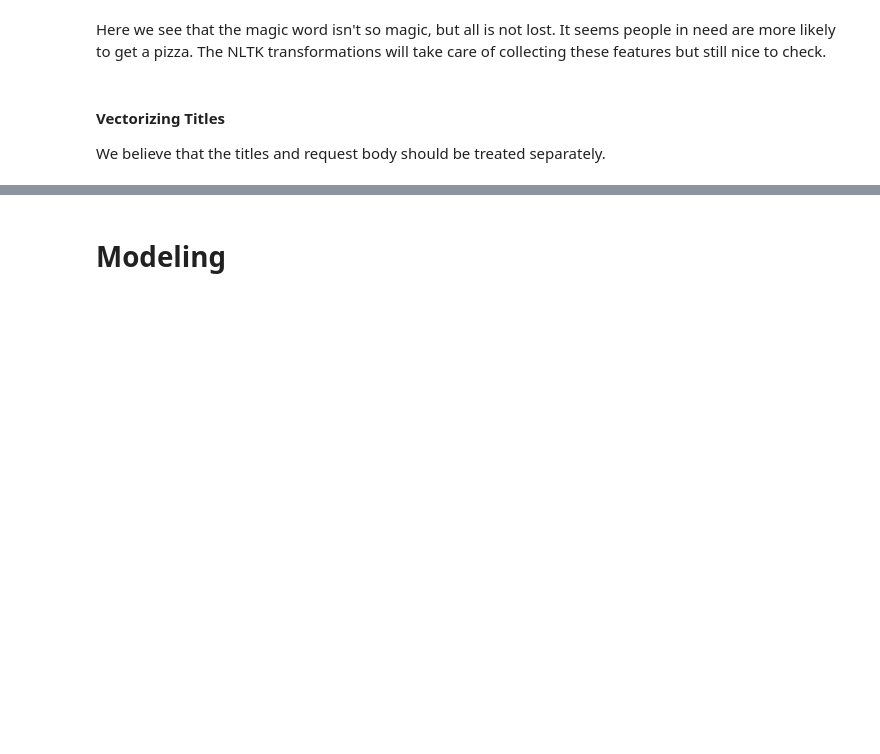
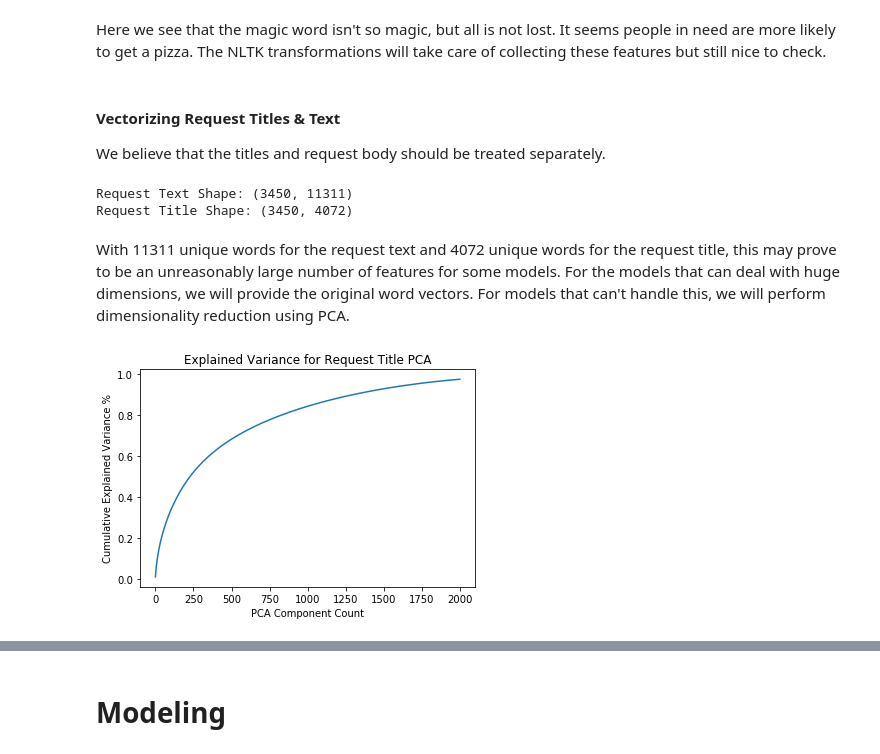
Before and after one commit to mamrotha/2017_Fall_207_KaggleProj, a Jupyter notebook: pizza_project_12.09.2017-2.ipynb, the cells around one changed output, grey strips where cells are left out. Drawn from its saved outputs; the diff is of its cells as text; code cells hidden in the pictures; blank space fills up the shorter version.

```diff
--- a/pizza_project_12.09.2017-2.ipynb
+++ b/pizza_project_12.09.2017-2.ipynb
@@ -412,5 +415,34 @@ TStat: 2.81069576797
 # %% [markdown]
 Here we see that the magic word isn't so magic, but all is not lost.  It seems people in need are more likely to get a pizza.  The NLTK transformations will take care of collecting these features but still nice to check.
 # %% [markdown]
-#### Vectorizing Titles
+#### Vectorizing Request Titles & Text
 We believe that the titles and request body should be treated separately.
+# %%
+request_text_vectorizer = Pipeline([('cv', CountVectorizer()),
+                                    ('tfidf', TfidfTransformer())])
+train_request_text_wordvecs = request_text_vectorizer.fit_transform(train_data['request_text_edit_aware'])
+
+request_title_vectorizer = Pipeline([('cv', CountVectorizer()),
+                                    ('tfidf', TfidfTransformer())])
+train_request_title_wordvecs = request_title_vectorizer.fit_transform(train_data['request_title'])
+
+print "Request Text Shape:", train_request_text_wordvecs.shape
+print "Request Title Shape:", train_request_title_wordvecs.shape
+
+extended_request_text_wordvecs = request_text_vectorizer.transform(extended_data['request_text_edit_aware'])
+extended_request_title_wordvecs = request_title_vectorizer.transform(extended_data['request_title'])
+# %% [output]
+Request Text Shape: (3450, 11311)
+Request Title Shape: (3450, 4072)
+# %% [markdown]
+With 11311 unique words for the request text and 4072 unique words for the request title, this may prove to be an unreasonably large number of features for some models.  For the models that can deal with huge dimensions, we will provide the original word vectors.  For models that can't handle this, we will perform dimensionality reduction using PCA.
+# %%
+title_pca = PCA(2000)
+title_pca.fit(train_request_title_wordvecs.todense())
+plt.plot(np.cumsum(title_pca.explained_variance_ratio_))
+plt.xlabel('PCA Component Count')
+plt.ylabel('Cumulative Explained Variance %')
+plt.title('Explained Variance for Request Title PCA')
+plt.show()
+# %% [output]
+[figure, added]
```
Also changed, not shown: parts of 4 cells of this notebook.
